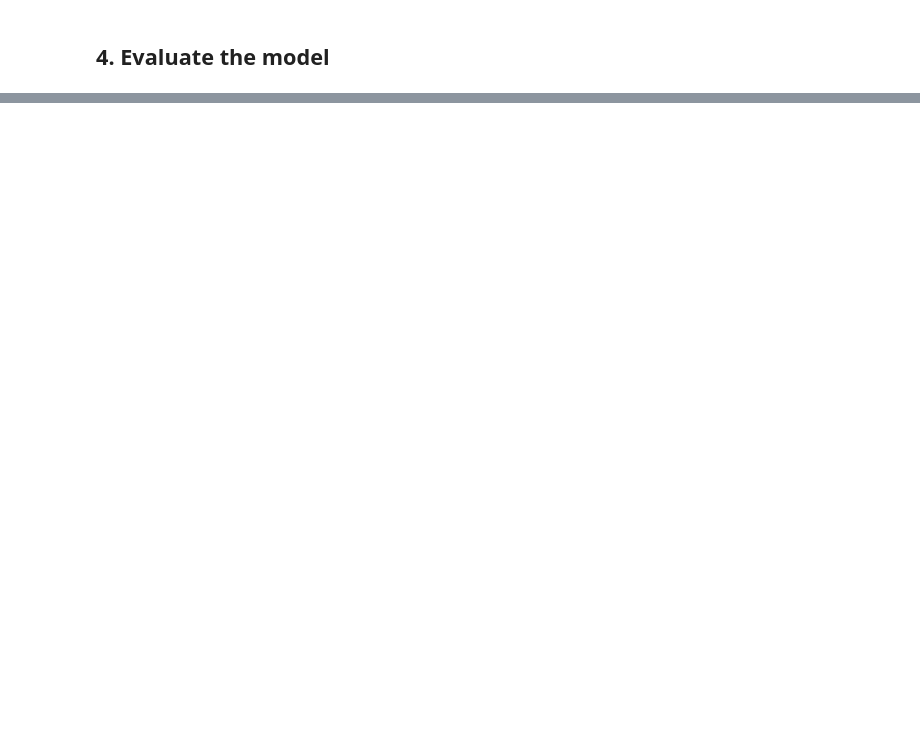
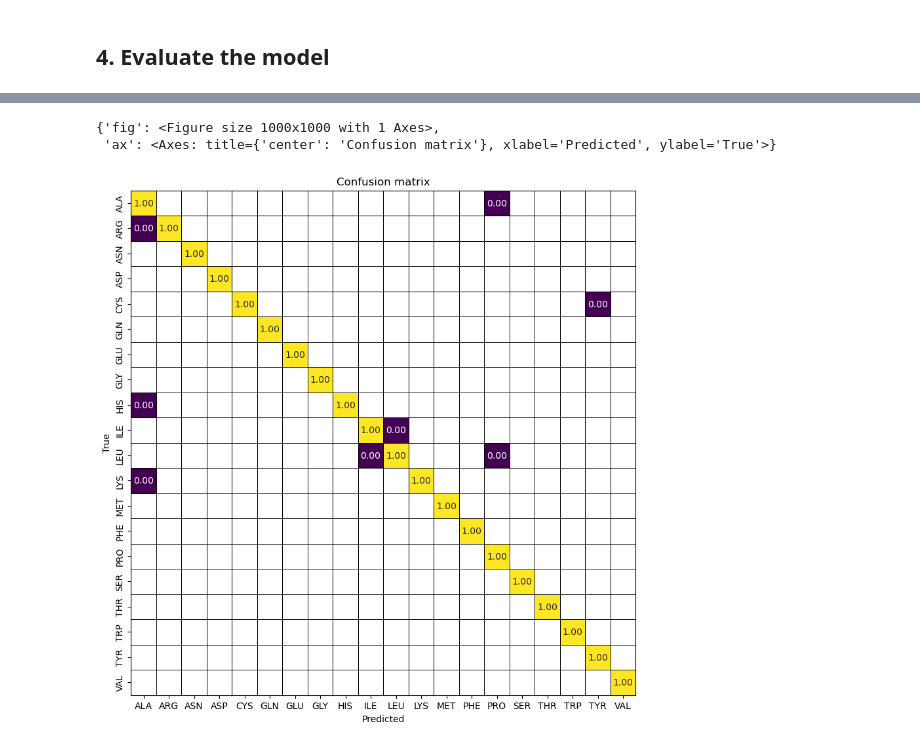
Before and after one commit to tobias-fritz/AminoAcidClassifier, a Jupyter notebook: 02_coord_and_element.ipynb, the cells around one changed output, grey strips where cells are left out. Saved outputs shown, nothing was run; the diff lists cells and outputs as text; code cells hidden in the pictures; blank space fills up the shorter version.

```diff
--- a/02_coord_and_element.ipynb
+++ b/02_coord_and_element.ipynb
@@ -103,0 +149,8 @@ Epoch 30/30, Loss: 2.19554
+# %%
+figure = plot_confusion_matrix(model, test_dataloader)
+plt.tight_layout()
+plt.show()
+# %% [output]
+{'fig': <Figure size 1000x1000 with 1 Axes>,
+ 'ax': <Axes: title={'center': 'Confusion matrix'}, xlabel='Predicted', ylabel='True'>}
+[figure, added]
```
Also changed, not shown: parts of 8 cells of this notebook, 6 other files.
